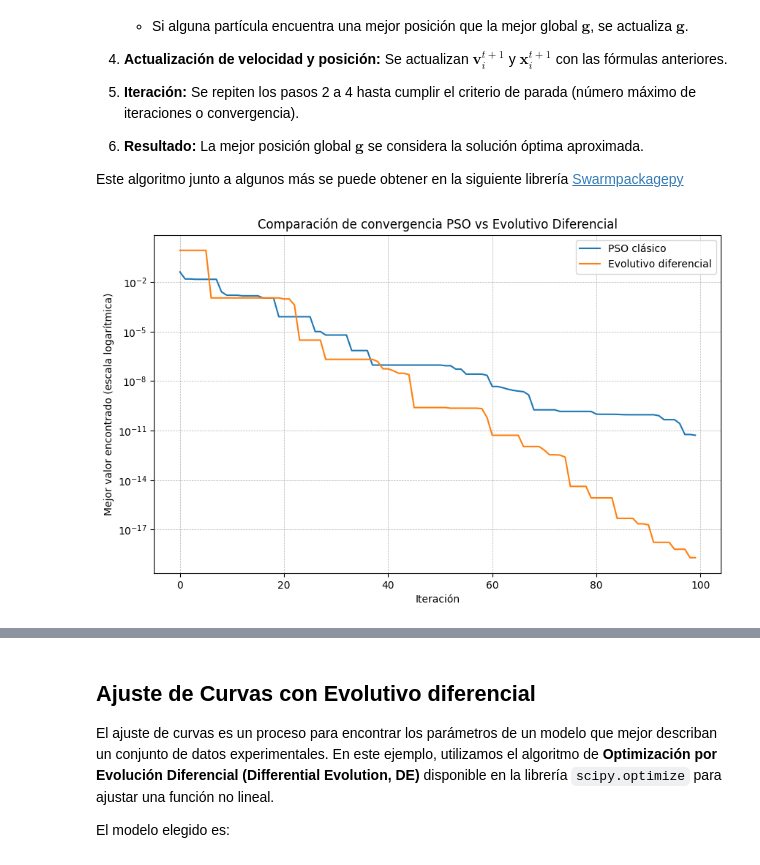
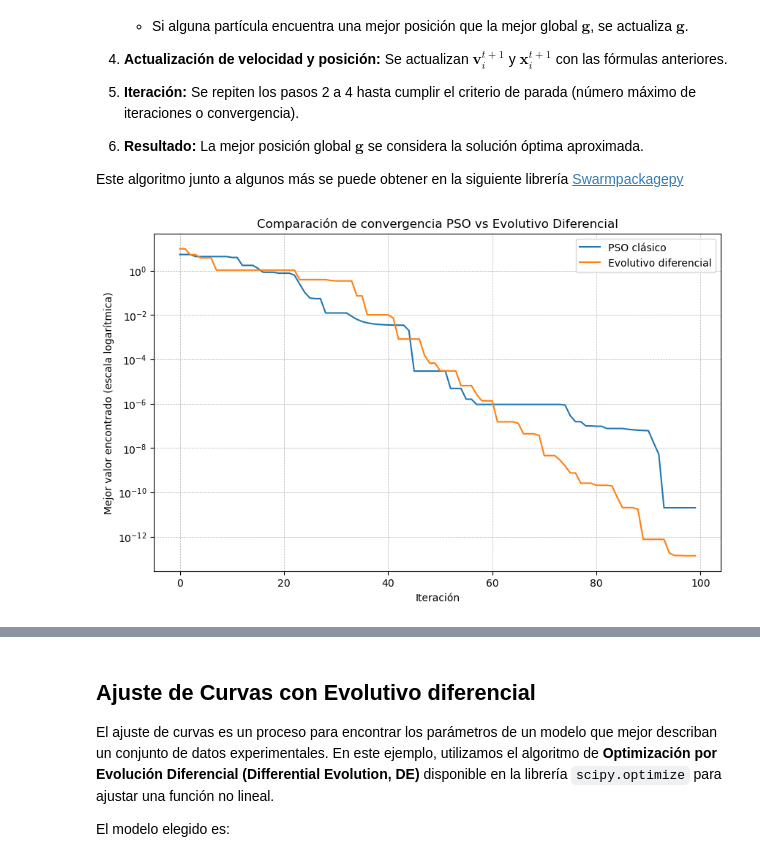
Before and after one commit to gbdiazc/Diseno-experimental, a Jupyter notebook: Algoritmos_evolutivos.ipynb, the cells around one changed output, grey strips where cells are left out. Saved outputs shown, nothing was run; the diff lists cells and outputs as text; code cells hidden in the pictures.

```diff
--- a/Algoritmos_evolutivos.ipynb
+++ b/Algoritmos_evolutivos.ipynb
@@ -408,12 +408,12 @@ import numpy as np
 import matplotlib.pyplot as plt
 
 # Función objetivo (Sphere)
+#def funcion_objetivo(x):
+#    return np.sum(x**2)
+# Función objetivo: Rastrigin
 def funcion_objetivo(x):
-    return np.sum(x**2)
-# Función objetivo: Rastrigin
-#def funcion_objetivo(x):
-#    A = 10
-#    return A * len(x) + np.sum(x**2 - A * np.cos(2 * np.pi * x))
+    A = 10
+    return A * len(x) + np.sum(x**2 - A * np.cos(2 * np.pi * x))
 
 # PSO
 def pso_clasico(func, dim, n_particulas=30, iter_max=100,
@@ -475,34 +475,34 @@ def diferencial_evolutivo(func, dim, n_poblacion=30, iter_max=100,
             f_trial = func(trial)
             if f_trial < fitness[i]:
                 poblacion[i] = trial
                 fitness[i] = f_trial
                 if f_trial < best_val:
                     best_val = f_trial
                     best_sol = trial
 
         historial.append(best_val)
     return best_sol, best_val, historial
 
 
 # Comparación de convergencia
 dim = 2
 iter_max = 100
 
 _, _, hist_pso = pso_clasico(funcion_objetivo, dim, iter_max=iter_max)
 _, _, hist_de = diferencial_evolutivo(funcion_objetivo, dim, iter_max=iter_max)
 
 plt.figure(figsize=(10,6))
 plt.plot(hist_pso, label="PSO clásico")
 plt.plot(hist_de, label="Evolutivo diferencial")
 plt.yscale('log')
 plt.xlabel("Iteración")
 plt.ylabel("Mejor valor encontrado (escala logarítmica)")
 plt.title("Comparación de convergencia PSO vs Evolutivo Diferencial")
 plt.legend()
 plt.grid(True, which="both", ls="--", lw=0.5)
 plt.show()
 # %% [output]
-[figure, old version]
+[figure, new version]
 # %%
 import numpy as np
 import matplotlib.pyplot as plt
```
Also changed, not shown: parts of 9 cells of this notebook, 2 other files.
